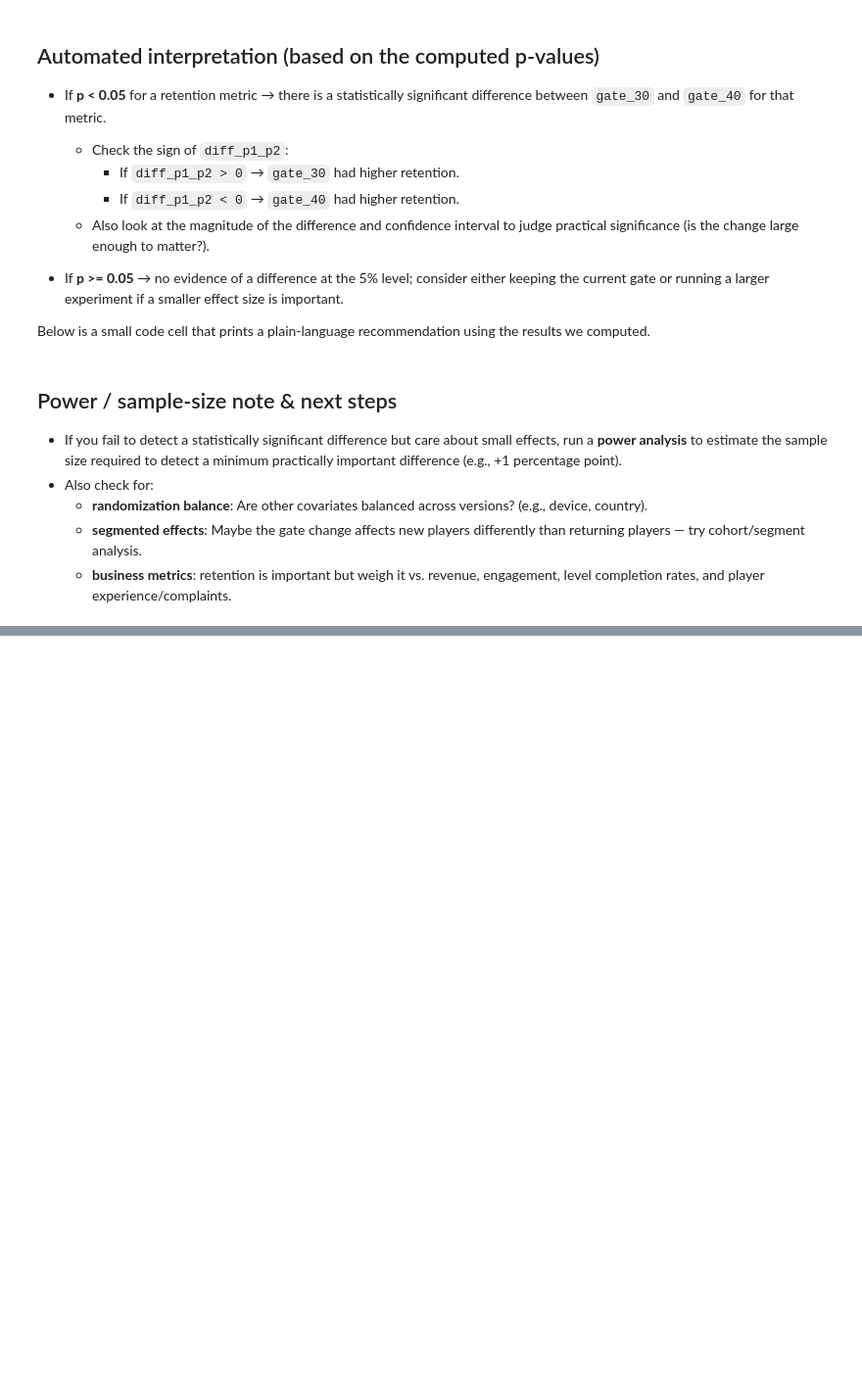
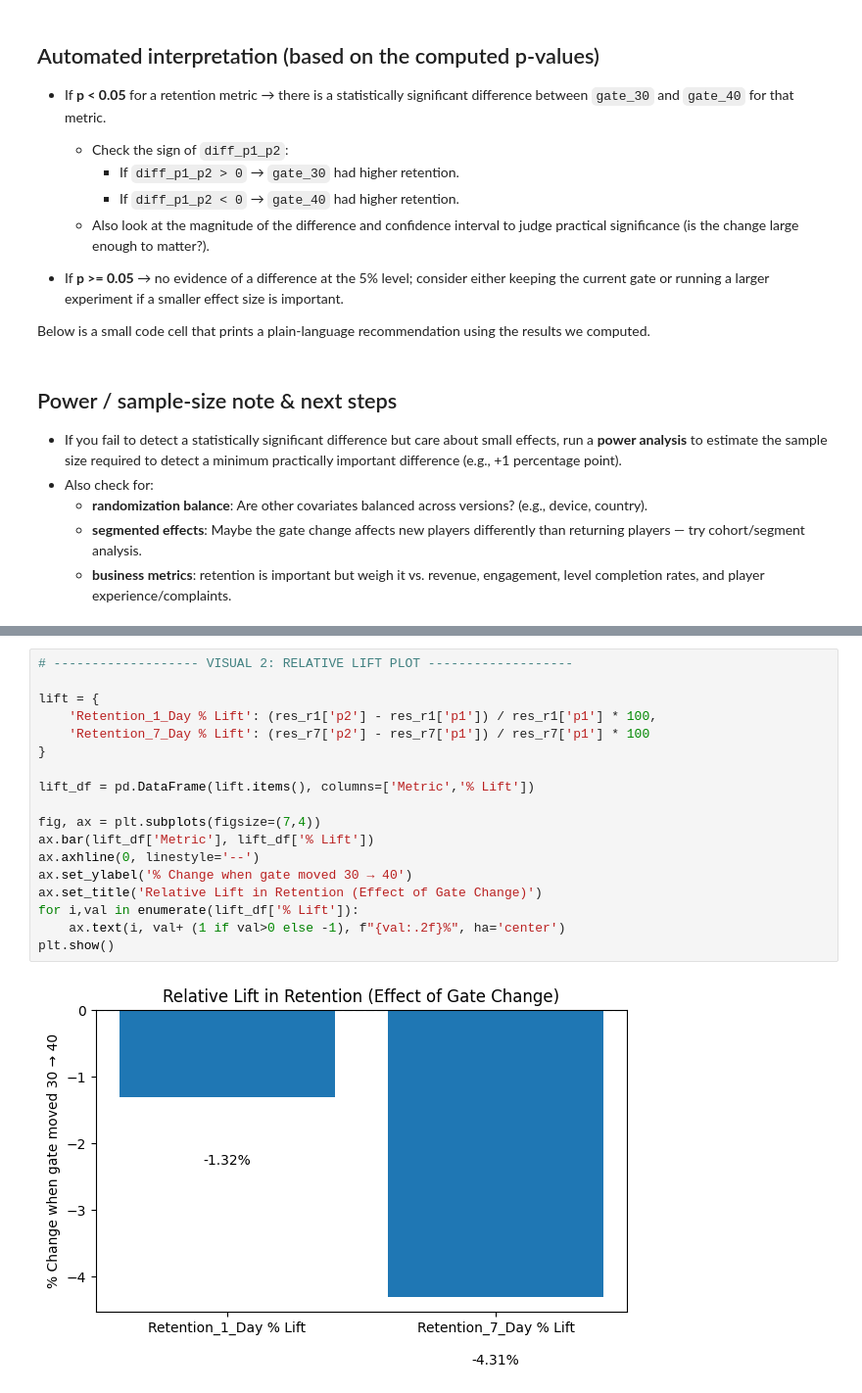
Before and after one commit to msds25018-lab/stats-project, a Jupyter notebook: test-code.ipynb, the cells around one changed output, grey strips where cells are left out. Shown at 98% size. Cells and saved outputs as stored; diff of their text form; blank space fills up the shorter version.

```diff
--- a/test-code.ipynb
+++ b/test-code.ipynb
@@ -291,0 +266,20 @@ Below is a small code cell that prints a plain-language recommendation using the
+# %%
+# ------------------- VISUAL 2: RELATIVE LIFT PLOT -------------------
+
+lift = {
+    'Retention_1_Day % Lift': (res_r1['p2'] - res_r1['p1']) / res_r1['p1'] * 100,
+    'Retention_7_Day % Lift': (res_r7['p2'] - res_r7['p1']) / res_r7['p1'] * 100
+}
+
+lift_df = pd.DataFrame(lift.items(), columns=['Metric','% Lift'])
+
+fig, ax = plt.subplots(figsize=(7,4))
+ax.bar(lift_df['Metric'], lift_df['% Lift'])
+ax.axhline(0, linestyle='--')
+ax.set_ylabel('% Change when gate moved 30 → 40')
+ax.set_title('Relative Lift in Retention (Effect of Gate Change)')
+for i,val in enumerate(lift_df['% Lift']):
+    ax.text(i, val+ (1 if val>0 else -1), f"{val:.2f}%", ha='center')
+plt.show()
+# %% [output]
+[figure, added]
```
Also changed, not shown: parts of 3 cells of this notebook.
